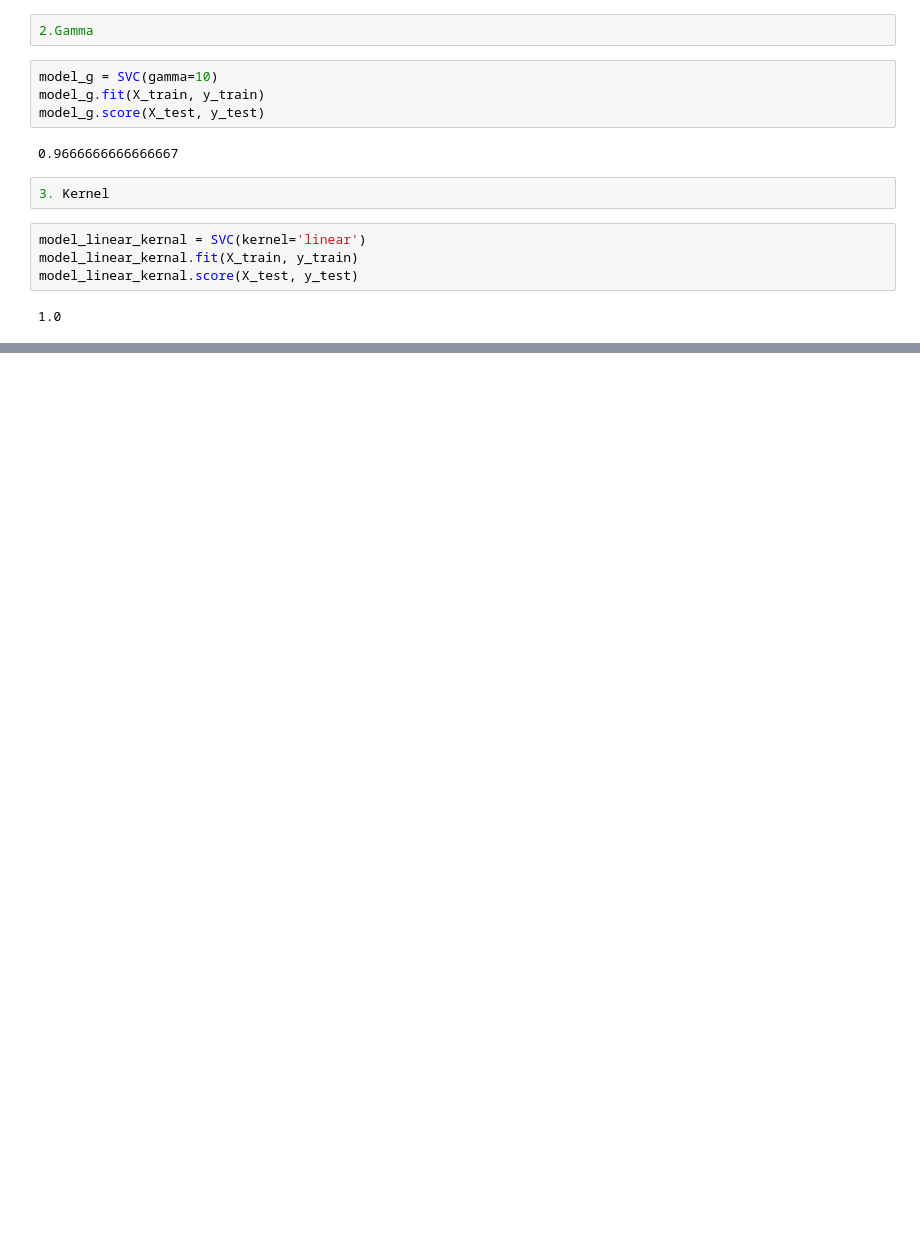
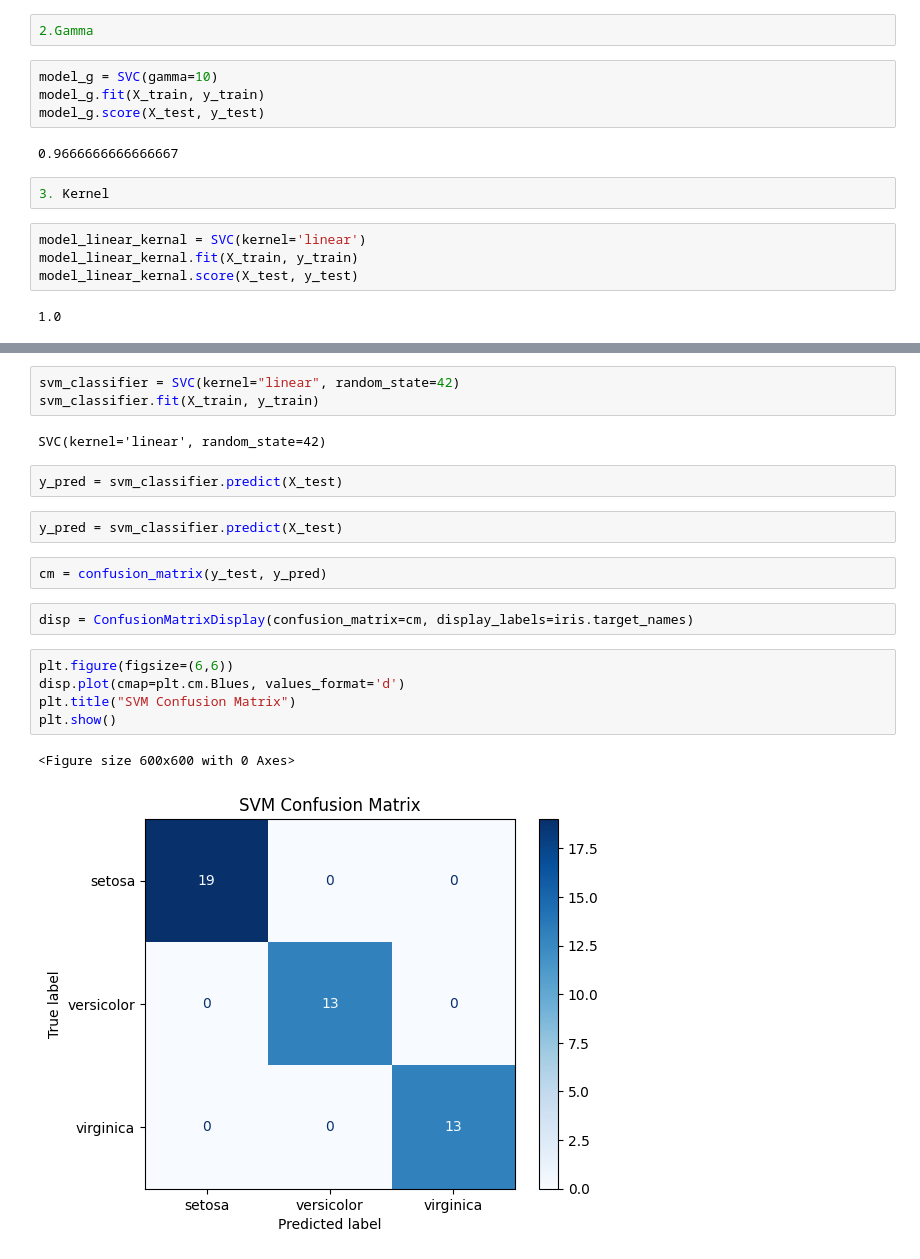
Before and after one commit to ruturaj-018/Machine-learning-blueprints, a Jupyter notebook: 05-Support-Vector-Machine/Support_Vector_Machine.ipynb, the cells around one changed output, grey strips where cells are left out. Cells and saved outputs as stored; diff of their text form; blank space fills up the shorter version.

```diff
--- a/05-Support-Vector-Machine/Support_Vector_Machine.ipynb
+++ b/05-Support-Vector-Machine/Support_Vector_Machine.ipynb
@@ -162,0 +175,21 @@ model_linear_kernal.score(X_test, y_test)
+# %%
+svm_classifier = SVC(kernel="linear", random_state=42)
+svm_classifier.fit(X_train, y_train)
+# %% [output]
+SVC(kernel='linear', random_state=42)
+# %%
+y_pred = svm_classifier.predict(X_test)
+# %%
+y_pred = svm_classifier.predict(X_test)
+# %%
+cm = confusion_matrix(y_test, y_pred)
+# %%
+disp = ConfusionMatrixDisplay(confusion_matrix=cm, display_labels=iris.target_names)
+# %%
+plt.figure(figsize=(6,6))
+disp.plot(cmap=plt.cm.Blues, values_format='d')
+plt.title("SVM Confusion Matrix")
+plt.show()
+# %% [output]
+<Figure size 600x600 with 0 Axes>
+[figure, added]
```
Also changed, not shown: parts of 4 cells of this notebook.
